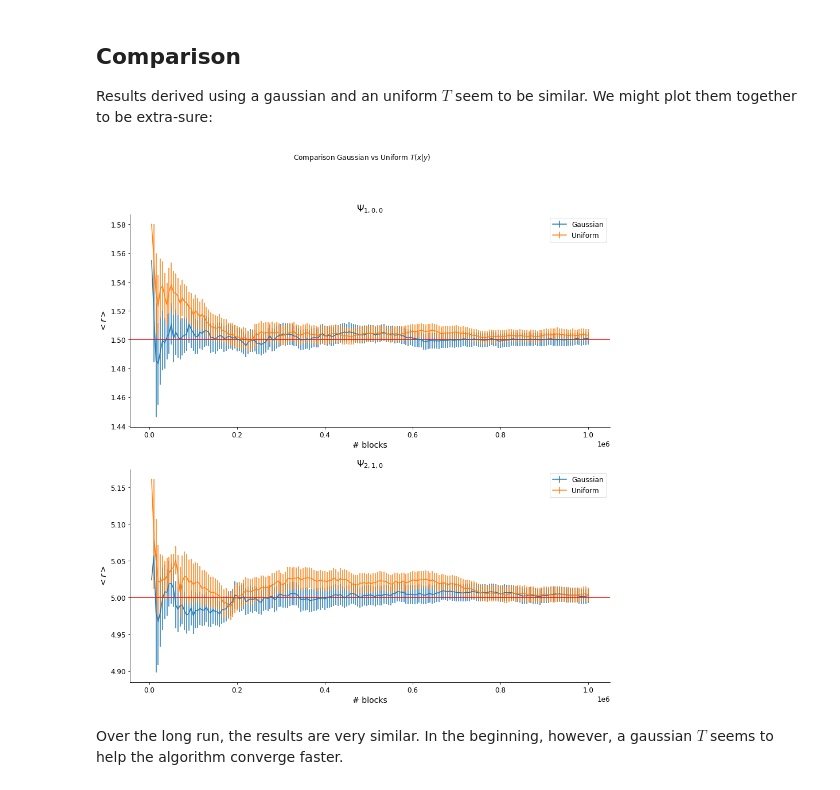
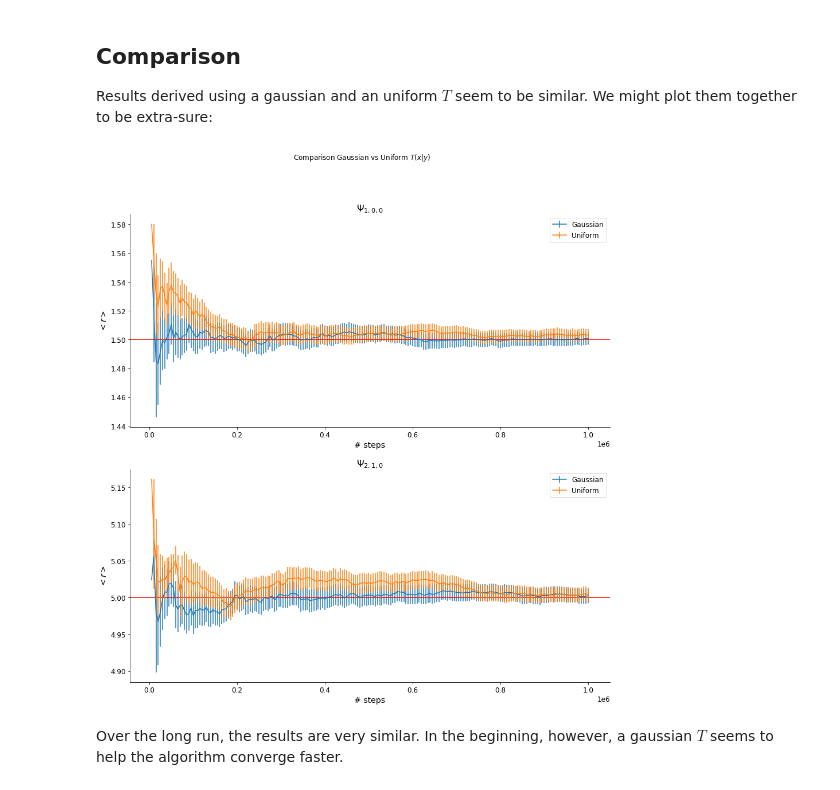
Before and after one commit to FromColleWithLove/LSN_Alimonti, a Jupyter notebook: Exercise_5/LSN_Exercises_05.ipynb, the cells around one changed output. Saved outputs shown, nothing was run; the diff lists cells and outputs as text; code cells hidden in the pictures.

```diff
--- a/Exercise_5/LSN_Exercises_05.ipynb
+++ b/Exercise_5/LSN_Exercises_05.ipynb
@@ -316,33 +316,33 @@ Results derived using a gaussian and an uniform $T$ seem to be similar. We might
 # %%
 fig, ax = plt.subplots(2, 1, figsize=(15,15))
 
 fig.suptitle('Comparison Gaussian vs Uniform $T(x|y)$')
 f=open("r_100g.out","r")
 data=f2plot(f,4,200)
 ax[0].errorbar(data[0]*5000,data[1],yerr=data[3],label='Gaussian')
 ax[0].set_title('$\Psi_{1,0,0}$')
 ax[0].set_ylabel('$<r>$')
-ax[0].set_xlabel('# blocks')
+ax[0].set_xlabel('# steps')
 f=open("r_100.out","r")
 data=f2plot(f,4,200)
 ax[0].errorbar(data[0]*5000,data[1],yerr=data[3],label='Uniform')
 ax[0].axhline(y = 1.5, color = 'r', linestyle = '-')
 ax[0].legend()
 f=open("r_210g.out","r")
 data=f2plot(f,4,200)
 ax[1].errorbar(data[0]*5000,data[1],yerr=data[3],label='Gaussian')
 ax[1].set_title('$\Psi_{2,1,0}$')
 ax[1].set_ylabel('$<r>$')
-ax[1].set_xlabel('# blocks')
+ax[1].set_xlabel('# steps')
 ax[1].axhline(y = 5., color = 'r', linestyle = '-')
 f=open("r_210.out","r")
 data=f2plot(f,4,200)
 ax[1].errorbar(data[0]*5000,data[1],yerr=data[3],label='Uniform')
 ax[1].legend()
 
 plt.show()
 # %% [output]
-[figure, old version]
+[figure, new version]
 # %% [markdown]
 Over the long run, the results are very similar. In the beginning, however, a gaussian $T$ seems to help the algorithm converge faster.
 # %% [markdown]
```
Also changed, not shown: parts of 4 cells of this notebook.
